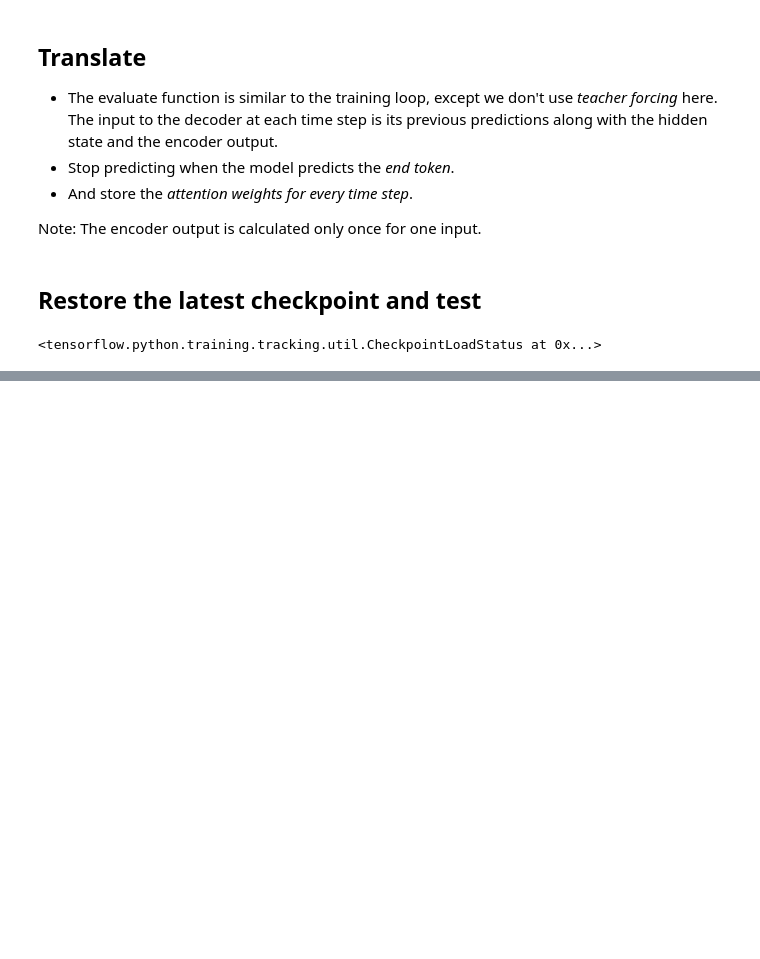
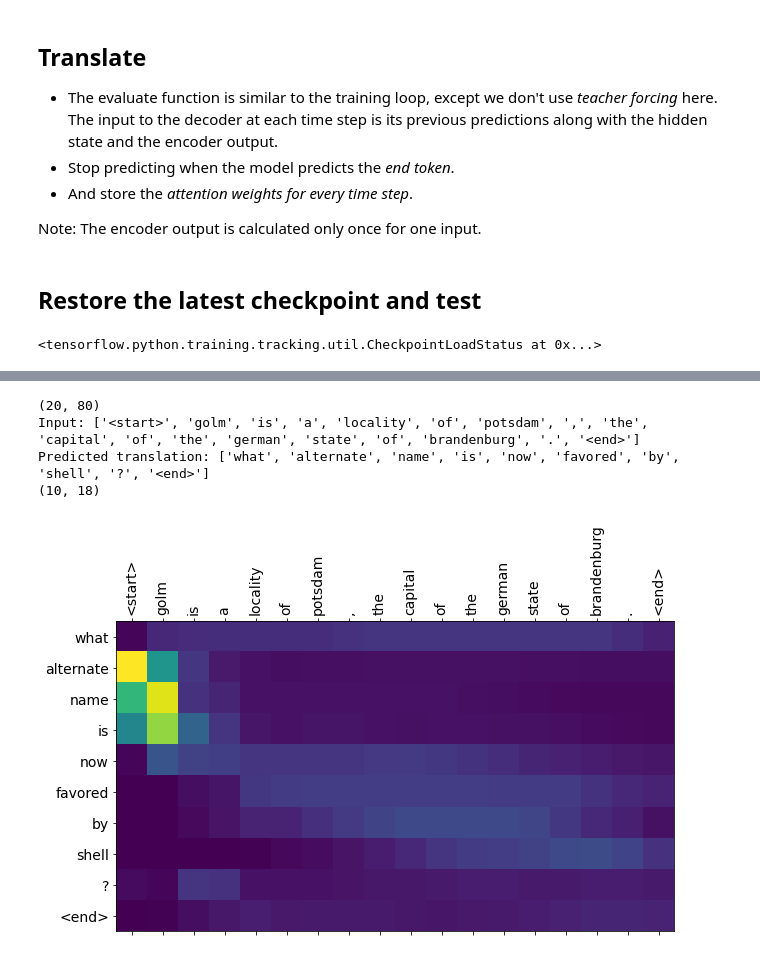
Before and after one commit to soerenetler/squad-question-generation, a Jupyter notebook: 05_question-generation/attention/nmt_with_attention.ipynb, the cells around one changed output, grey strips where cells are left out. Cells and saved outputs as stored; diff of their text form; code cells hidden in the pictures; blank space fills up the shorter version.

```diff
--- a/05_question-generation/attention/nmt_with_attention.ipynb
+++ b/05_question-generation/attention/nmt_with_attention.ipynb
@@ -565,0 +551,8 @@ Predicted translation: ['did', 'he', 'go', 'on', 'tour', '?', '<end>']
+# %%
+translate(["Golm", "is", "a", "locality", "of", "Potsdam", ",", "the", "capital", "of", "the", "German", "state", "of", "Brandenburg", "."])
+# %% [output]
+(20, 80)
+Input: ['<start>', 'golm', 'is', 'a', 'locality', 'of', 'potsdam', ',', 'the', 'capital', 'of', 'the', 'german', 'state', 'of', 'brandenburg', '.', '<end>']
+Predicted translation: ['what', 'alternate', 'name', 'is', 'now', 'favored', 'by', 'shell', '?', '<end>']
+(10, 18)
+[figure, added]
```
Also changed, not shown: parts of 20 cells of this notebook.
